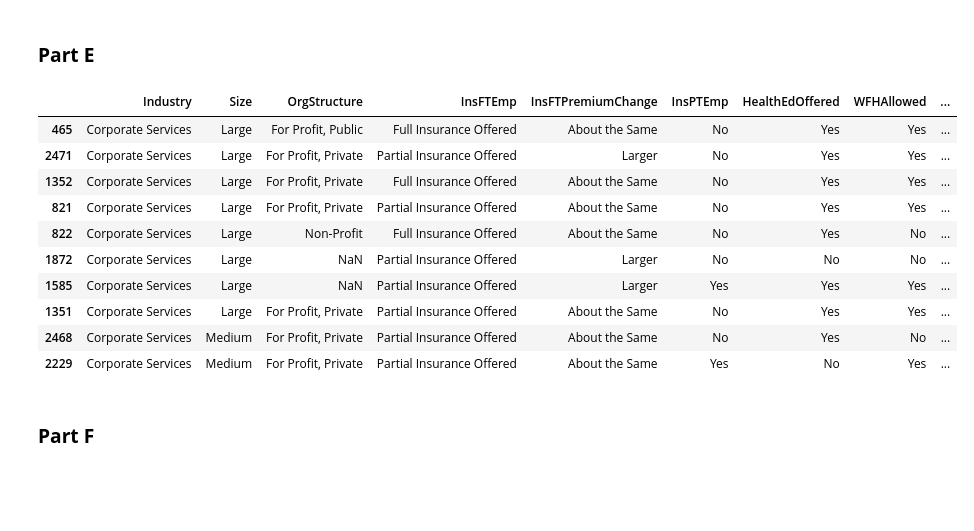
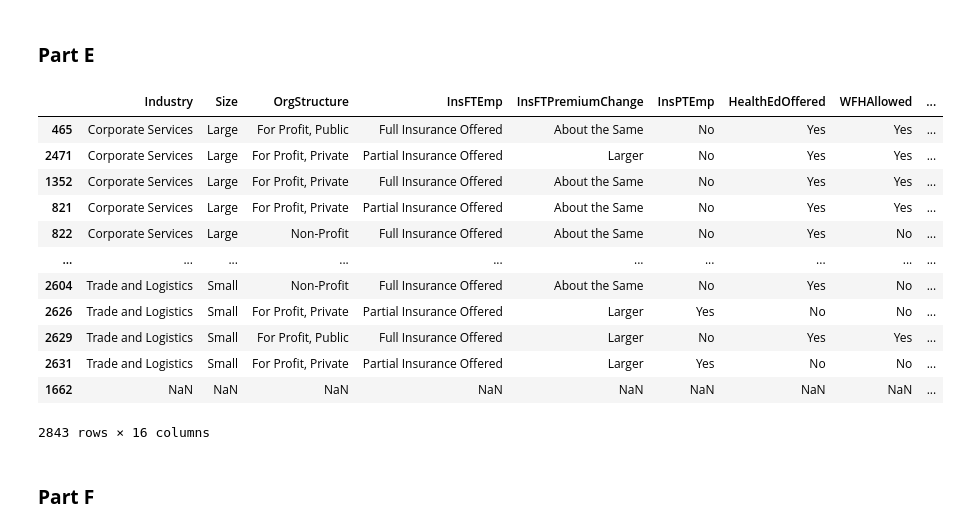
Before and after one commit to randa-ama/DS6001, a Jupyter notebook: labs/Lab8.ipynb, the cells around one changed output. Drawn from its saved outputs; the diff is of its cells as text; code cells hidden in the pictures; blank space fills up the shorter version.

```diff
--- a/labs/Lab8.ipynb
+++ b/labs/Lab8.ipynb
@@ -262,20 +271,22 @@ whpps[num_cols] = whpps[num_cols].replace([997,998,999],np.nan)
 # %%
 whpps = whpps.sort_values(by=['Industry','Size','PctEmpUnder30'],
                   ascending=[True,True,False])
-# truncated for sake of submission
-whpps.head(10)
+
+whpps
 # %% [output]
 |  | Industry | Size | OrgStructure | InsFTEmp | InsFTPremiumChange | InsPTEmp | HealthEdOffered | WFHAllowed | ... |
 | 465 | Corporate Services | Large | For Profit, Public | Full Insurance Offered | About the Same | No | Yes | Yes | ... |
 | 2471 | Corporate Services | Large | For Profit, Private | Partial Insurance Offered | Larger | No | Yes | Yes | ... |
 | 1352 | Corporate Services | Large | For Profit, Private | Full Insurance Offered | About the Same | No | Yes | Yes | ... |
 | 821 | Corporate Services | Large | For Profit, Private | Partial Insurance Offered | About the Same | No | Yes | Yes | ... |
 | 822 | Corporate Services | Large | Non-Profit | Full Insurance Offered | About the Same | No | Yes | No | ... |
-| 1872 | Corporate Services | Large | NaN | Partial Insurance Offered | Larger | No | No | No | ... |
-| 1585 | Corporate Services | Large | NaN | Partial Insurance Offered | Larger | Yes | Yes | Yes | ... |
-| 1351 | Corporate Services | Large | For Profit, Private | Partial Insurance Offered | About the Same | No | Yes | Yes | ... |
-| 2468 | Corporate Services | Medium | For Profit, Private | Partial Insurance Offered | About the Same | No | Yes | No | ... |
-| 2229 | Corporate Services | Medium | For Profit, Private | Partial Insurance Offered | About the Same | Yes | No | Yes | ... |
+| ... | ... | ... | ... | ... | ... | ... | ... | ... | ... |
+| 2604 | Trade and Logistics | Small | Non-Profit | Full Insurance Offered | About the Same | No | Yes | No | ... |
+| 2626 | Trade and Logistics | Small | For Profit, Private | Partial Insurance Offered | Larger | Yes | No | No | ... |
+| 2629 | Trade and Logistics | Small | For Profit, Public | Full Insurance Offered | Larger | No | Yes | Yes | ... |
+| 2631 | Trade and Logistics | Small | For Profit, Private | Partial Insurance Offered | Larger | Yes | No | No | ... |
+| 1662 | NaN | NaN | NaN | NaN | NaN | NaN | NaN | NaN | ... |
+2843 rows × 16 columns
 # %% [markdown]
 ### **Part F**
 # %%
```
Also changed, not shown: parts of 4 cells of this notebook.
